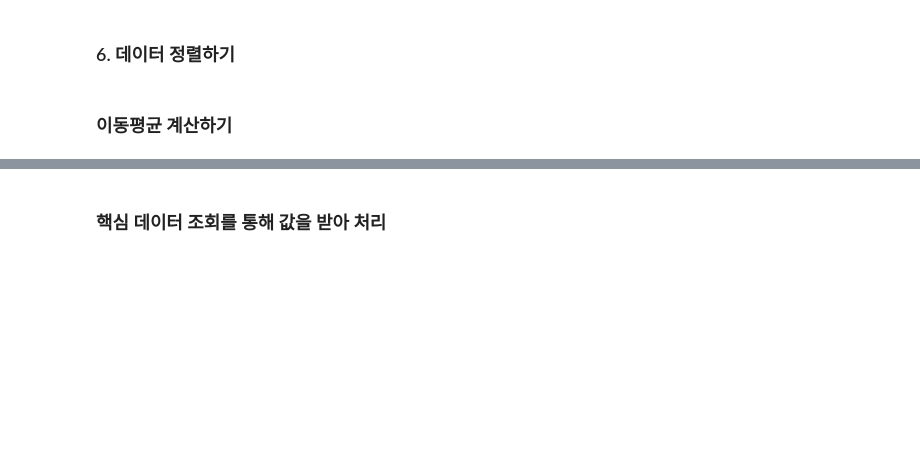
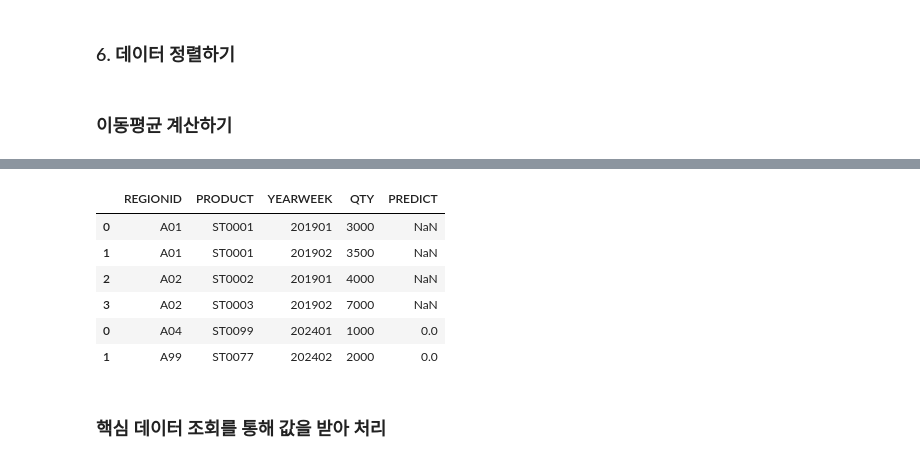
Before and after one commit to hyokwan/data_analysis_all, a Jupyter notebook: 04. 데이터분석 및 데이터 전처리/04_데이터야_놀자_그룹바이_이동평균_조인_유니온_데이터생성.ipynb, the cells around one changed output, grey strips where cells are left out. Cells and saved outputs as stored; diff of their text form; code cells hidden in the pictures; blank space fills up the shorter version.

```diff
--- a/04. 데이터분석 및 데이터 전처리/04_데이터야_놀자_그룹바이_이동평균.ipynb
+++ b/04. 데이터분석 및 데이터 전처리/04_데이터야_놀자_그룹바이_이동평균_조인_유니온_데이터생성.ipynb
@@ -316,0 +299,17 @@ groupMaData
+# %%
+# 데이터 불러오기
+joinMasterUrl = \
+    "https://raw.githubusercontent.com/hyokwan/python-lecture/master/dataset/join_region_master.csv"
+joinMaster = pd.read_csv(joinMasterUrl, encoding="ms949")
+
+joinSelloutUrl = \
+    "https://raw.githubusercontent.com/hyokwan/python-lecture/master/dataset/join_kopo_product_volume.csv"
+joinSellout = pd.read_csv(joinSelloutUrl)
+
+# 데이터 조인
+joinKey = ["REGIONID"]
+targetRegion = ["A01","A03"]
+mergedData = pd.merge( left= joinSellout,
+          right = joinMaster.loc[ joinMaster.REGIONID.isin(targetRegion)],
+          on = joinKey,
+          how = "outer" )
@@ -317,3 +328,23 @@ groupMaData
+# %%
+# columnList 활용한 데이터프레임 생성
+columnList1 = ["A05","A99"]
+columnList2 = ["ST0099","ST0077"]
+pd.DataFrame( zip( columnList1, columnList2) )
+
+# rowList 활용한 데이터프레임 생성
+rowList1 = ["A04","ST0099",202401, 1000,0]
+rowList2 = ["A99","ST0077",202402, 2000,0]
+newColumns = ["REGIONID", "PRODUCT", "YEARWEEK", "QTY","PREDICT"]
+newDf = pd.DataFrame( [  rowList1 , rowList2 ], columns = newColumns )
+pd.concat( [joinSellout, newDf])
+# %% [output]
+|  | REGIONID | PRODUCT | YEARWEEK | QTY | PREDICT |
+| 0 | A01 | ST0001 | 201901 | 3000 | NaN |
+| 1 | A01 | ST0001 | 201902 | 3500 | NaN |
+| 2 | A02 | ST0002 | 201901 | 4000 | NaN |
+| 3 | A02 | ST0003 | 201902 | 7000 | NaN |
+| 0 | A04 | ST0099 | 202401 | 1000 | 0.0 |
+| 1 | A99 | ST0077 | 202402 | 2000 | 0.0 |
 # %% [markdown]
 ### 핵심 데이터 조회를 통해 값을 받아 처리
 # %%
```
Also changed, not shown: parts of 22 cells of this notebook.
